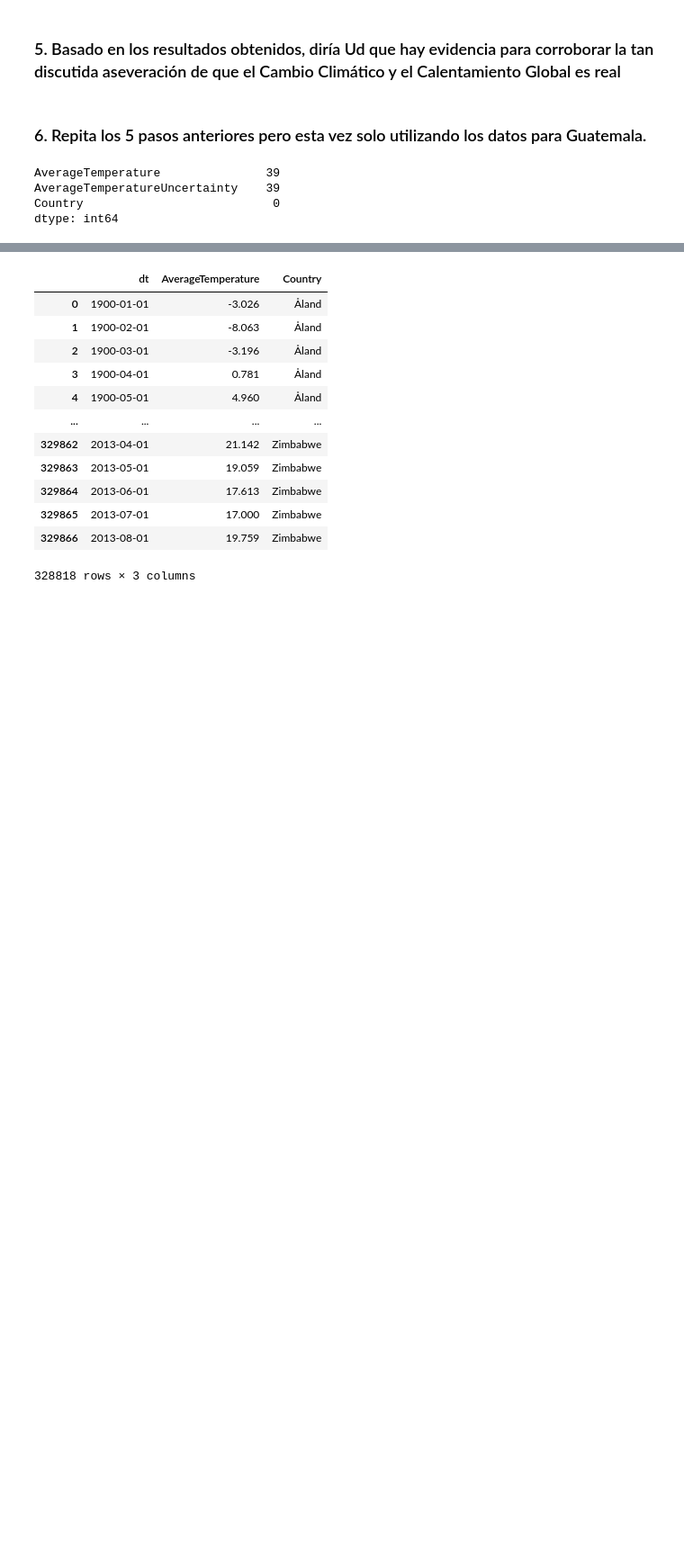
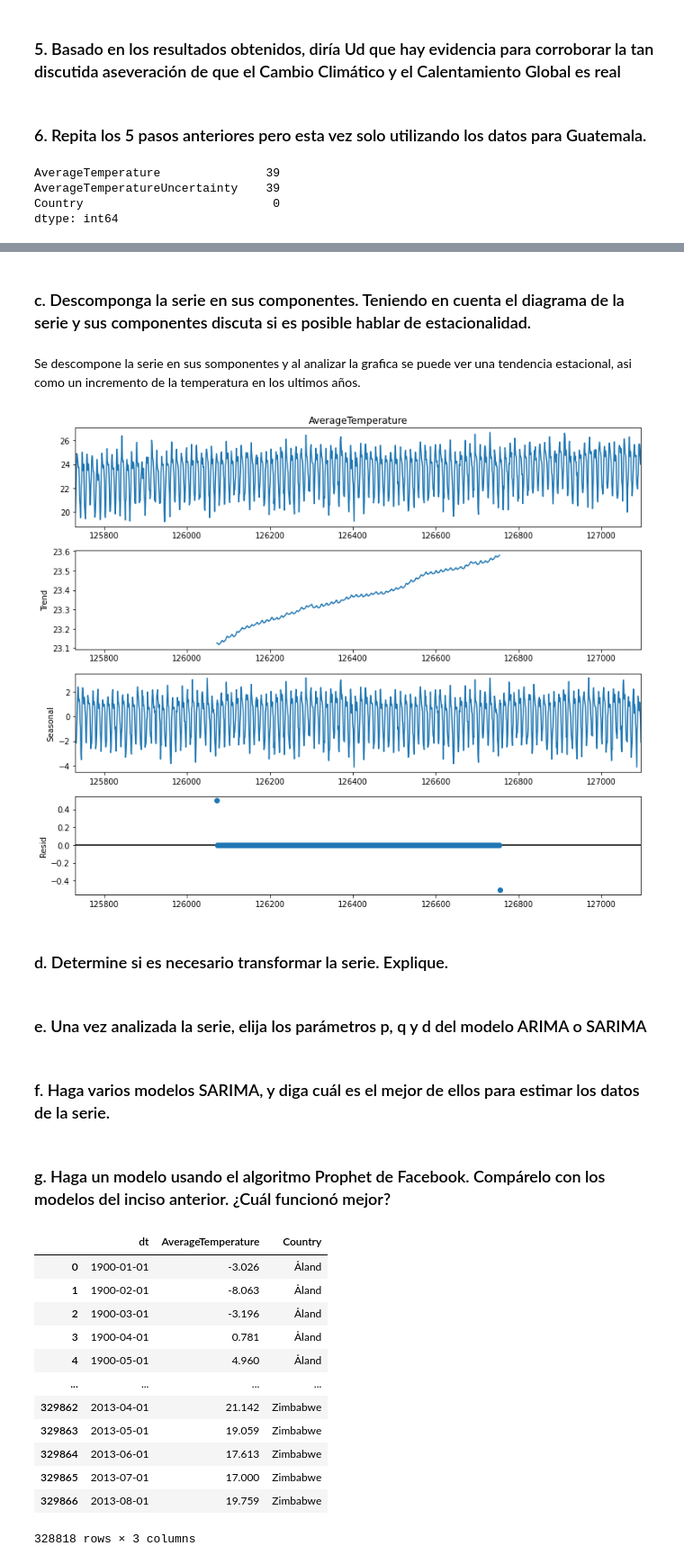
Before and after one commit to JosePabloPonce/Laboratorio-2-Data-Science, a Jupyter notebook: laboratorio.ipynb, the cells around one changed output, grey strips where cells are left out. Shown at 90% size. Drawn from its saved outputs; the diff is of its cells as text; code cells hidden in the pictures; blank space fills up the shorter version.

```diff
--- a/laboratorio.ipynb
+++ b/laboratorio.ipynb
@@ -436,3 +489,25 @@ sns.lineplot(x = 'dt', y = 'AverageTemperature',data = tempGt)
+# %% [markdown]
+### c. Descomponga la serie en sus componentes. Teniendo en cuenta el diagrama de la serie y sus componentes discuta si es posible hablar de estacionalidad.
+# %% [markdown]
+Se descompone la serie en sus somponentes y al analizar la grafica se puede ver una tendencia estacional, asi como un incremento de la temperatura en los ultimos años.
+# %%
+tempGt2 = tempGt
+
+rcParams['figure.figsize'] = 11, 9
+
+decomposition = sm.tsa.seasonal_decompose(tempGt2['AverageTemperature'],model='additive', period=682)
+
+fig = decomposition.plot()
+# %% [output]
+[figure, added]
+# %% [markdown]
+### d. Determine si es necesario transformar la serie. Explique.
+# %% [markdown]
+### e. Una   vez   analizada   la   serie,   elija   los  parámetros   p,   q   y   d   del   modelo   ARIMA   o SARIMA
+# %% [markdown]
+### f. Haga varios modelos SARIMA, y diga cuál es el mejor de ellos para estimar los datos de la serie.
+# %% [markdown]
+### g. Haga un modelo usando el algoritmo Prophet de Facebook. Compárelo con los modelos del inciso anterior. ¿Cuál funcionó mejor?
 # %%
 temp
 # %% [output]
```
Also changed, not shown: parts of 26 cells of this notebook.
